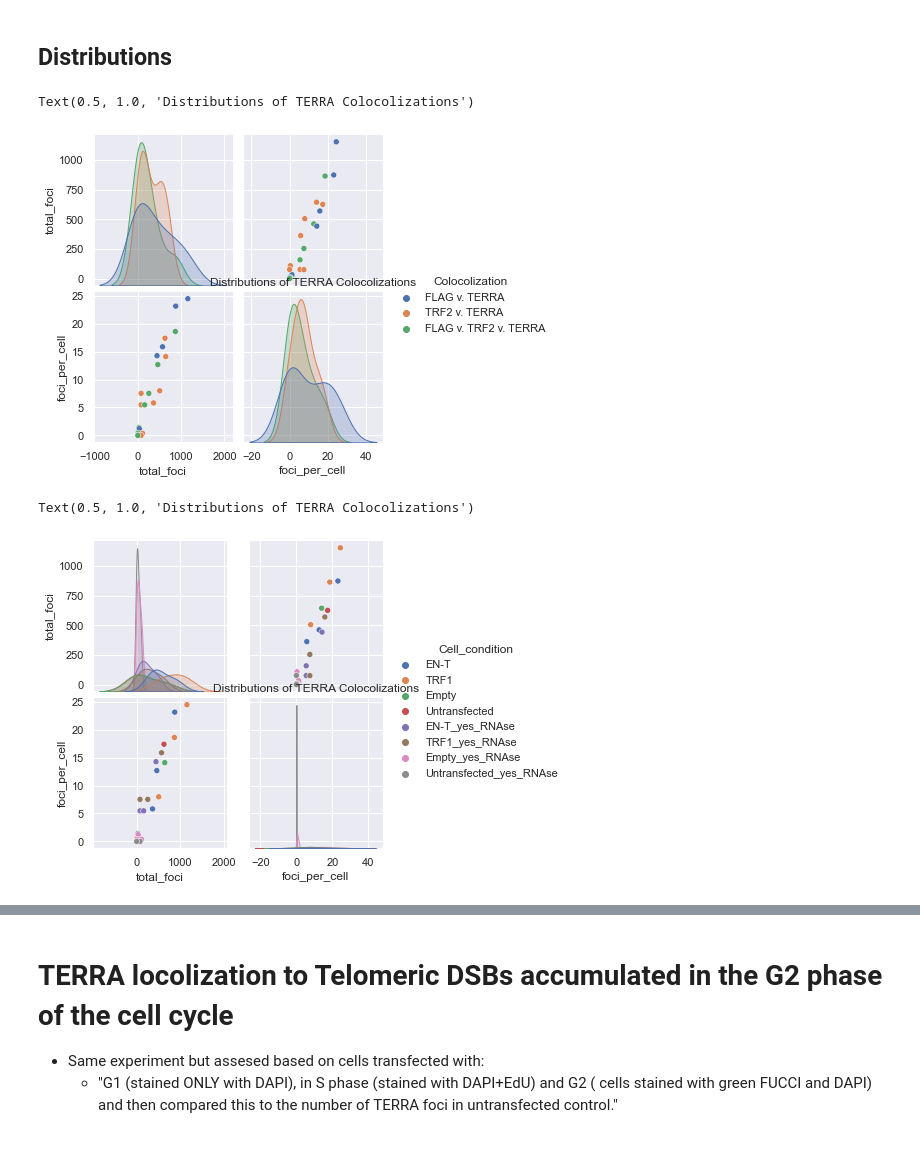
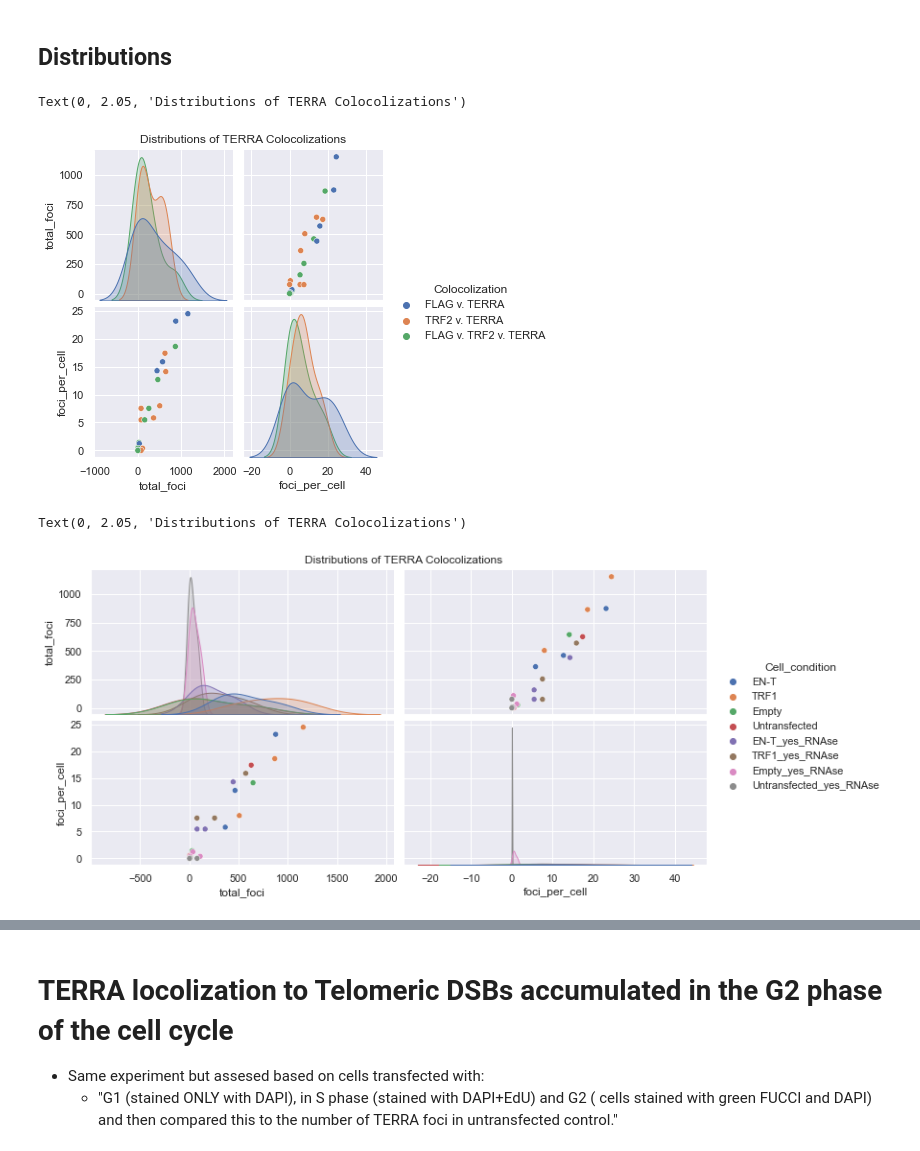
Before and after one commit to aidan-lew/TERRA_DSB, a Jupyter notebook: terra_dsb.ipynb, the cells around one changed output, grey strips where cells are left out. Drawn from its saved outputs; the diff is of its cells as text; code cells hidden in the pictures.

```diff
--- a/terra_dsb.ipynb
+++ b/terra_dsb.ipynb
@@ -418,13 +425,15 @@ Text(0.5, 1.0, 'Average Cololocolized Foci Per Cell')
 ## Distributions
 # %%
 sns.pairplot(telo_df, hue="Colocolization", aspect=1)
-plt.title('Distributions of TERRA Colocolizations')
+plt.title("Distributions of TERRA Colocolizations", x=0, y=2.05)
+#plt.legend(bbox_to_anchor=(2.01, 5),
+           #borderaxespad=0)
 # %% [output]
-Text(0.5, 1.0, 'Distributions of TERRA Colocolizations')
+Text(0, 2.05, 'Distributions of TERRA Colocolizations')
-[figure, old version]
+[figure, new version]
 # %%
-sns.pairplot(telo_df, hue="Cell_condition", aspect=1)
-plt.title('Distributions of TERRA Colocolizations')
+sns.pairplot(telo_df, hue="Cell_condition", aspect=2)
+plt.title('Distributions of TERRA Colocolizations', x=0, y=2.05)
 # %% [output]
-Text(0.5, 1.0, 'Distributions of TERRA Colocolizations')
+Text(0, 2.05, 'Distributions of TERRA Colocolizations')
-[figure, old version]
+[figure, new version]
```
Also changed, not shown: parts of 8 cells of this notebook.
